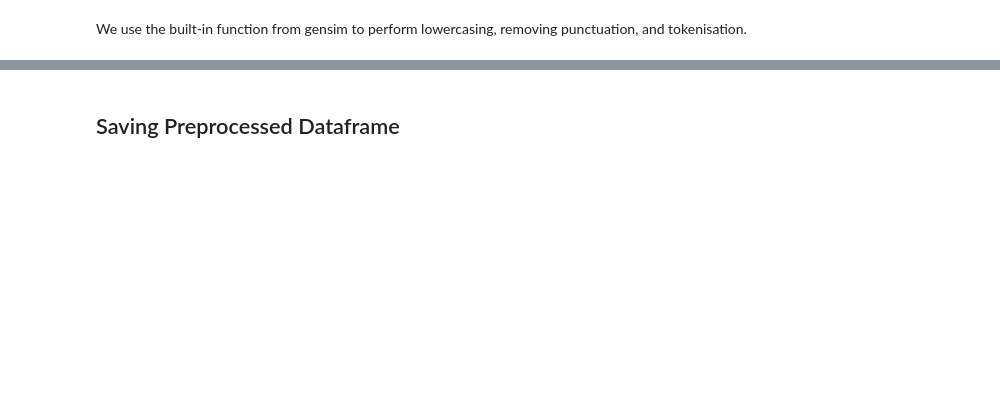
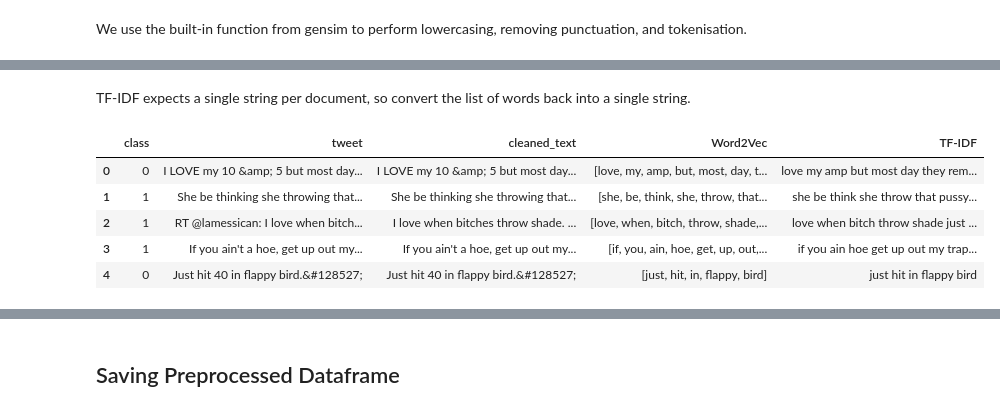
Before and after one commit to daniel-023/Offensive-Speech-Detection, a Jupyter notebook: 01_data_exploration_and_preprocessing.ipynb, the cells around one changed output, grey strips where cells are left out. Cells and saved outputs as stored; diff of their text form; code cells hidden in the pictures; blank space fills up the shorter version.

```diff
--- a/01_data_exploration_and_preprocessing.ipynb
+++ b/01_data_exploration_and_preprocessing.ipynb
@@ -151,0 +199,14 @@ df_balanced.head()
+# %% [markdown]
+
+
+TF-IDF expects a single string per document, so convert the list of words back into a single string.
+# %%
+df_balanced['TF-IDF'] = df_balanced['Word2Vec'].apply(lambda x: ' '.join(x))
+df_balanced.head()
+# %% [output]
+|  | class | tweet | cleaned_text | Word2Vec | TF-IDF |
+| 0 | 0 | I LOVE my 10 &amp; 5 but most day... | I LOVE my 10 &amp; 5 but most day... | [love, my, amp, but, most, day, t... | love my amp but most day they rem... |
+| 1 | 1 | She be thinking she throwing that... | She be thinking she throwing that... | [she, be, think, she, throw, that... | she be think she throw that pussy... |
+| 2 | 1 | RT @lamessican: I love when bitch... | I love when bitches throw shade. ... | [love, when, bitch, throw, shade,... | love when bitch throw shade just ... |
+| 3 | 1 | If you ain't a hoe, get up out my... | If you ain't a hoe, get up out my... | [if, you, ain, hoe, get, up, out,... | if you ain hoe get up out my trap... |
+| 4 | 0 | Just hit 40 in flappy bird.&#128527; | Just hit 40 in flappy bird.&#128527; | [just, hit, in, flappy, bird] | just hit in flappy bird |
```
Also changed, not shown: parts of 20 cells of this notebook, 8 other files.
